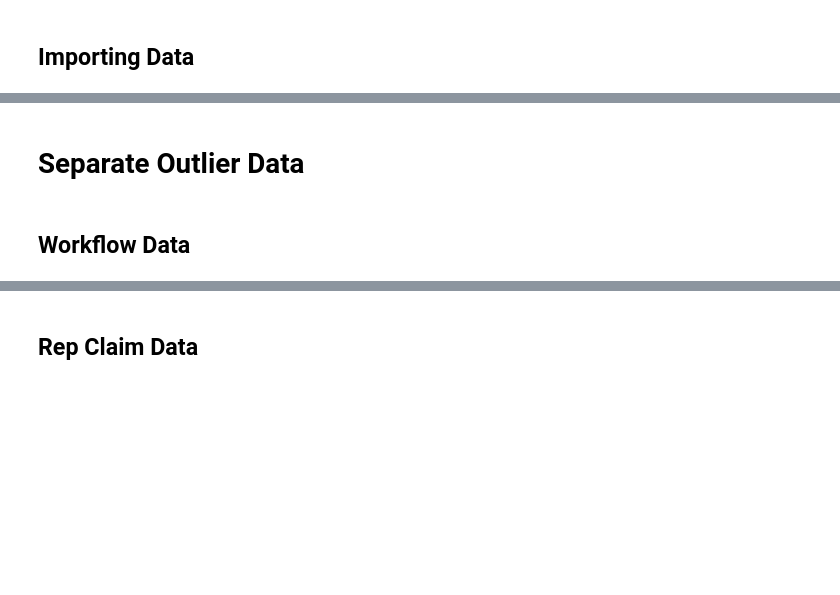
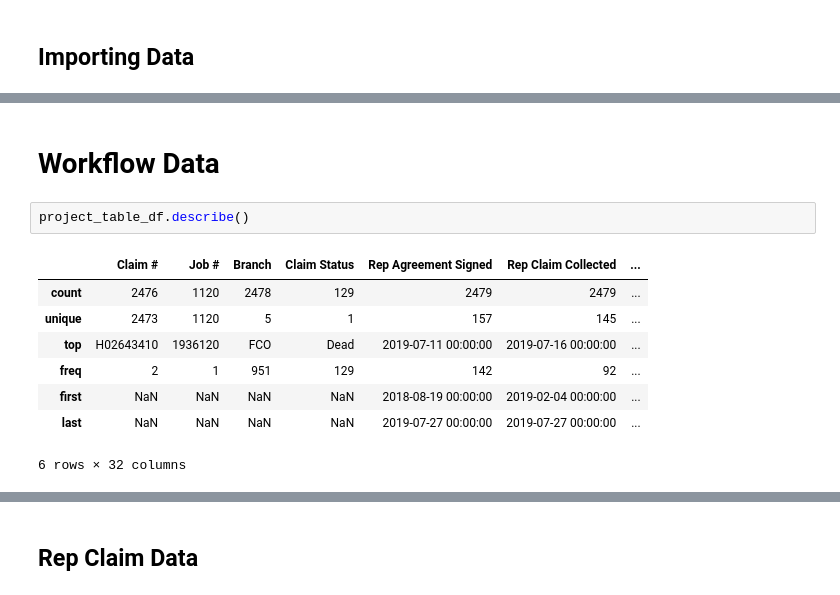
Before and after one commit to ChrisBen191/workflow_project, a Jupyter notebook: data_exporation.ipynb, the cells around one changed output, grey strips where cells are left out. Drawn from its saved outputs; the diff is of its cells as text; blank space fills up the shorter version.

```diff
--- a/data_exporation.ipynb
+++ b/data_exporation.ipynb
@@ -53,7 +89,16 @@ workflow_table_df = pd.read_csv(workflow_table_data)
 # %% [markdown]
-# Separate Outlier Data
+# Workflow Data
-# %% [markdown]
-## Workflow Data
+# %%
+project_table_df.describe()
+# %% [output]
+|  | Claim # | Job # | Branch | Claim Status | Rep Agreement Signed | Rep Claim Collected | ... |
+| count | 2476 | 1120 | 2478 | 129 | 2479 | 2479 | ... |
+| unique | 2473 | 1120 | 5 | 1 | 157 | 145 | ... |
+| top | H02643410 | 1936120 | FCO | Dead | 2019-07-11 00:00:00 | 2019-07-16 00:00:00 | ... |
+| freq | 2 | 1 | 951 | 129 | 142 | 92 | ... |
+| first | NaN | NaN | NaN | NaN | 2018-08-19 00:00:00 | 2019-02-04 00:00:00 | ... |
+| last | NaN | NaN | NaN | NaN | 2019-07-27 00:00:00 | 2019-07-27 00:00:00 | ... |
+6 rows × 32 columns
 # %%
 workflow_table_df.describe()
 # %% [output]
```
Also changed, not shown: parts of 51 cells of this notebook.
